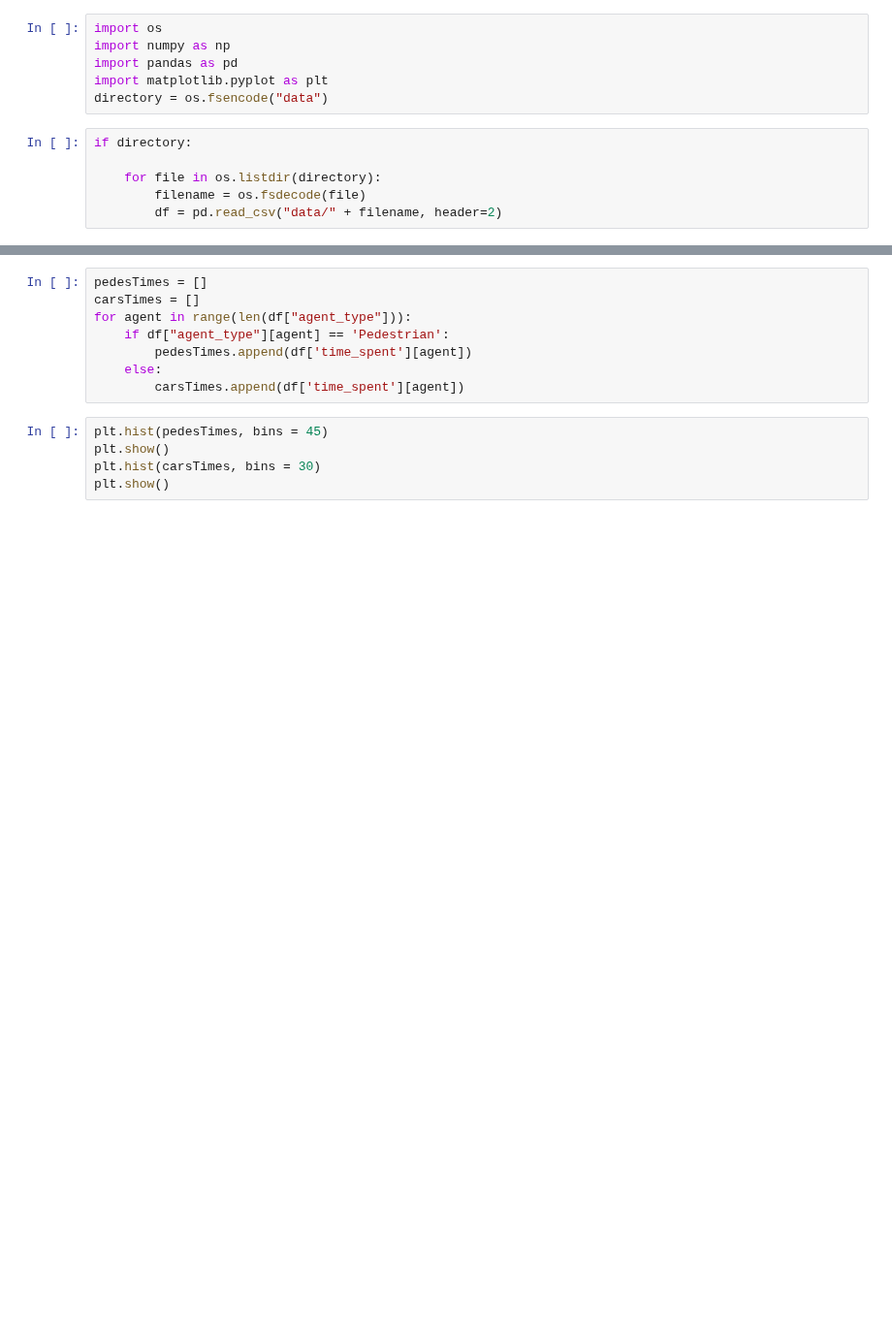
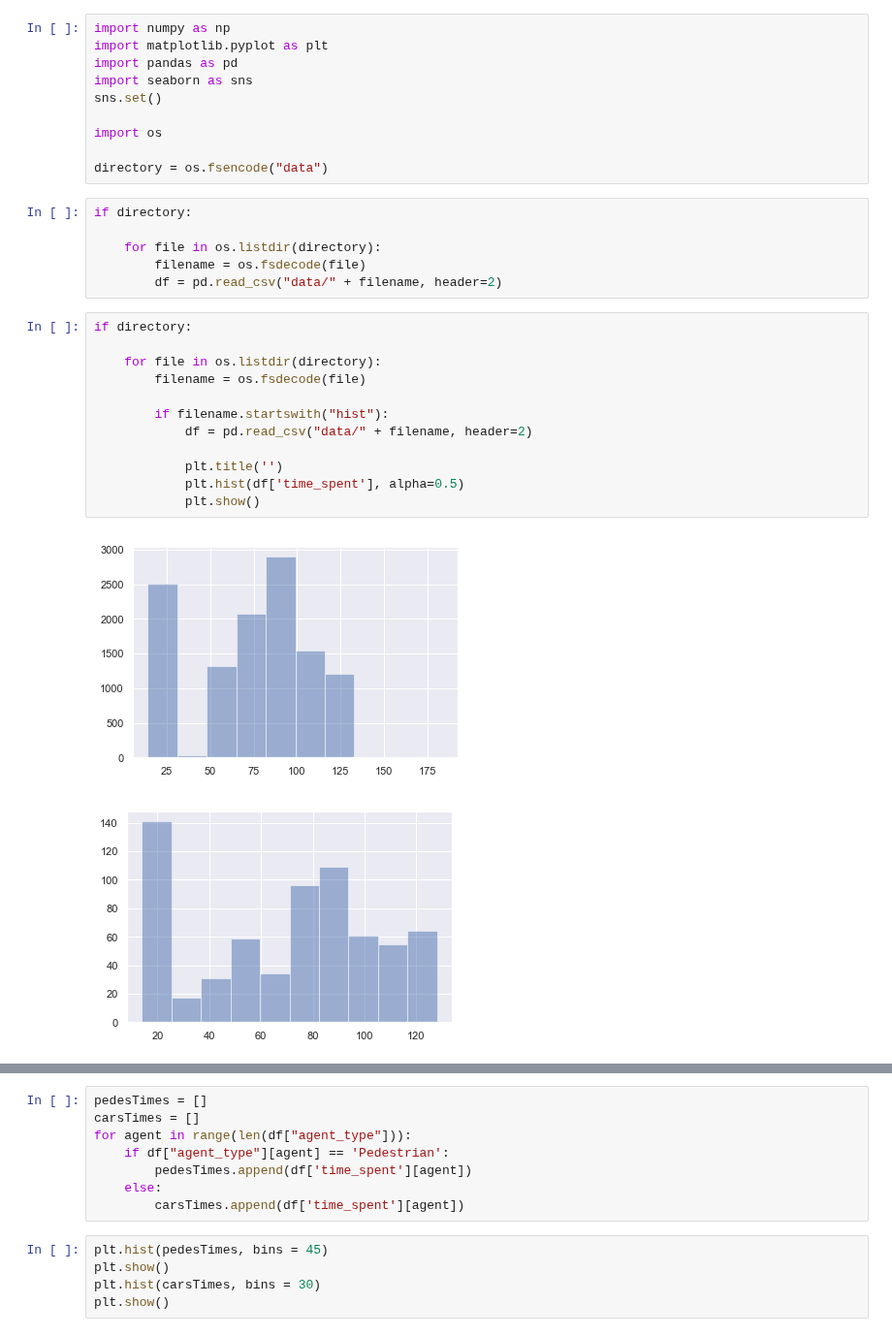
Before and after one commit to 11027649/ABM_project, a Jupyter notebook: dataAnalysis.ipynb, the cells around one changed output, grey strips where cells are left out. Shown at 97% size. Saved outputs shown, nothing was run; the diff lists cells and outputs as text; blank space fills up the shorter version.

```diff
--- a/dataAnalysis.ipynb
+++ b/dataAnalysis.ipynb
@@ -1,8 +1,12 @@
 # %%
+import numpy as np
+import matplotlib.pyplot as plt
+import pandas as pd
+import seaborn as sns
+sns.set()
+
 import os
-import numpy as np
-import pandas as pd
-import matplotlib.pyplot as plt
+
 directory = os.fsencode("data")
 # %%
 if directory:
@@ -10,3 +14,18 @@ if directory:
     for file in os.listdir(directory):
         filename = os.fsdecode(file)
         df = pd.read_csv("data/" + filename, header=2)
+# %%
+if directory:
+
+    for file in os.listdir(directory):
+        filename = os.fsdecode(file)
+
+        if filename.startswith("hist"):
+            df = pd.read_csv("data/" + filename, header=2)
+
+            plt.title('')
+            plt.hist(df['time_spent'], alpha=0.5)
+            plt.show()
+# %% [output]
+[figure, added]
+[figure, added]
```
Also changed, not shown: parts of 2 cells of this notebook, 1 other file.
